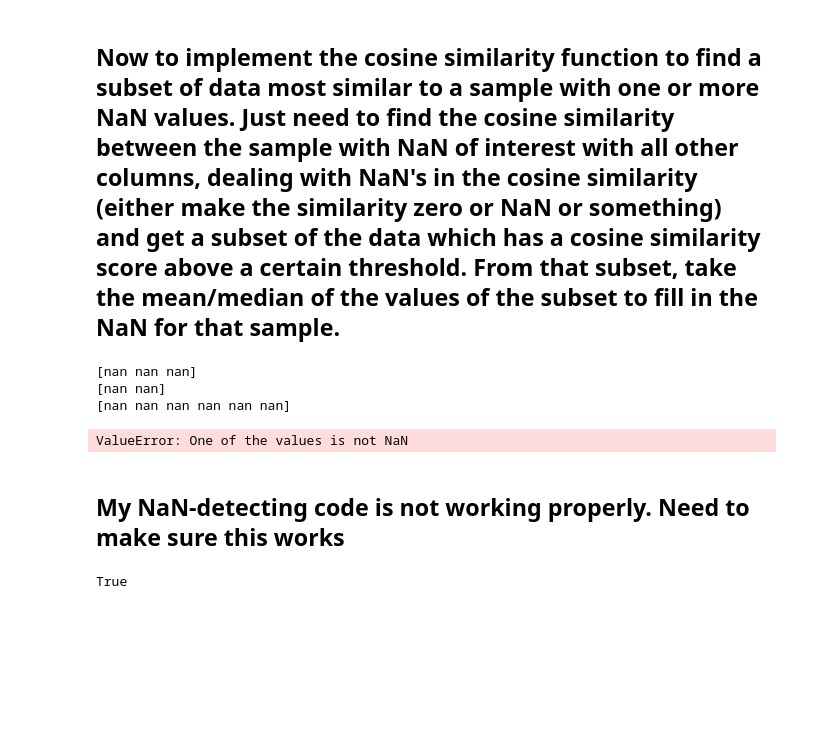
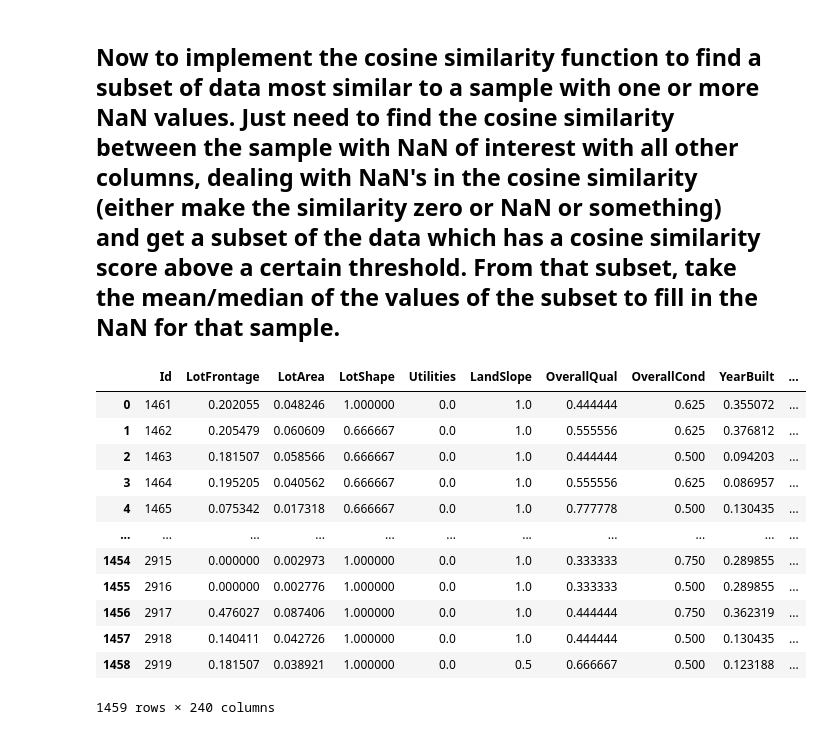
Before and after one commit to sangstar/kaggle-house-prices, a Jupyter notebook: main.ipynb, the cells around one changed output. Cells and saved outputs as stored; diff of their text form; code cells hidden in the pictures; blank space fills up the shorter version.

```diff
--- a/main.ipynb
+++ b/main.ipynb
@@ -314,9 +314,6 @@ for cols in time_series_columns:
 Normalizing is not generally a good idea for a decision tree-based model, so I'll probably make it separate to df. I'll also add the time-series columns to the numerical data now that I've converted it to numerical data.
 # %%
 all_numerical = to_numerical + numerical + time_series_columns
-# %%
-y = df['SalePrice']
-df = df.drop(columns = ['SalePrice'])
 # %%
 from sklearn import preprocessing
 
@@ -328,11 +325,4 @@ df[all_numerical] = min_max_scaler.fit_transform(df[all_numerical])
 # %%
 from funcs.get_most_similar_rows import get_most_similar_rows
 
-results = get_most_similar_rows(df)
+results_train = get_most_similar_rows(df.iloc[:train.shape[0]], 'train')
-# %% [output]
-[nan nan nan]
-[nan nan]
-[nan nan nan nan nan nan]
-ValueError: One of the values is not NaN
-# %% [markdown]
-## My NaN-detecting code is not working properly. Need to make sure this works
@@ -342,4 +329,16 @@ with  open("files/most_sim_rows.json", "w") as f:
-# %%
-'33.0' in list(results.keys())
-# %% [output]
-True
+# %%
+df.iloc[train.shape[0]:]
+# %% [output]
+|  | Id | LotFrontage | LotArea | LotShape | Utilities | LandSlope | OverallQual | OverallCond | YearBuilt | ... |
+| 0 | 1461 | 0.202055 | 0.048246 | 1.000000 | 0.0 | 1.0 | 0.444444 | 0.625 | 0.355072 | ... |
+| 1 | 1462 | 0.205479 | 0.060609 | 0.666667 | 0.0 | 1.0 | 0.555556 | 0.625 | 0.376812 | ... |
+| 2 | 1463 | 0.181507 | 0.058566 | 0.666667 | 0.0 | 1.0 | 0.444444 | 0.500 | 0.094203 | ... |
+| 3 | 1464 | 0.195205 | 0.040562 | 0.666667 | 0.0 | 1.0 | 0.555556 | 0.625 | 0.086957 | ... |
+| 4 | 1465 | 0.075342 | 0.017318 | 0.666667 | 0.0 | 1.0 | 0.777778 | 0.500 | 0.130435 | ... |
+| ... | ... | ... | ... | ... | ... | ... | ... | ... | ... | ... |
+| 1454 | 2915 | 0.000000 | 0.002973 | 1.000000 | 0.0 | 1.0 | 0.333333 | 0.750 | 0.289855 | ... |
+| 1455 | 2916 | 0.000000 | 0.002776 | 1.000000 | 0.0 | 1.0 | 0.333333 | 0.500 | 0.289855 | ... |
+| 1456 | 2917 | 0.476027 | 0.087406 | 1.000000 | 0.0 | 1.0 | 0.444444 | 0.750 | 0.362319 | ... |
+| 1457 | 2918 | 0.140411 | 0.042726 | 1.000000 | 0.0 | 1.0 | 0.444444 | 0.500 | 0.130435 | ... |
+| 1458 | 2919 | 0.181507 | 0.038921 | 1.000000 | 0.0 | 0.5 | 0.666667 | 0.500 | 0.123188 | ... |
+1459 rows × 240 columns
```
Also changed, not shown: parts of 40 cells of this notebook, 5 other files.
